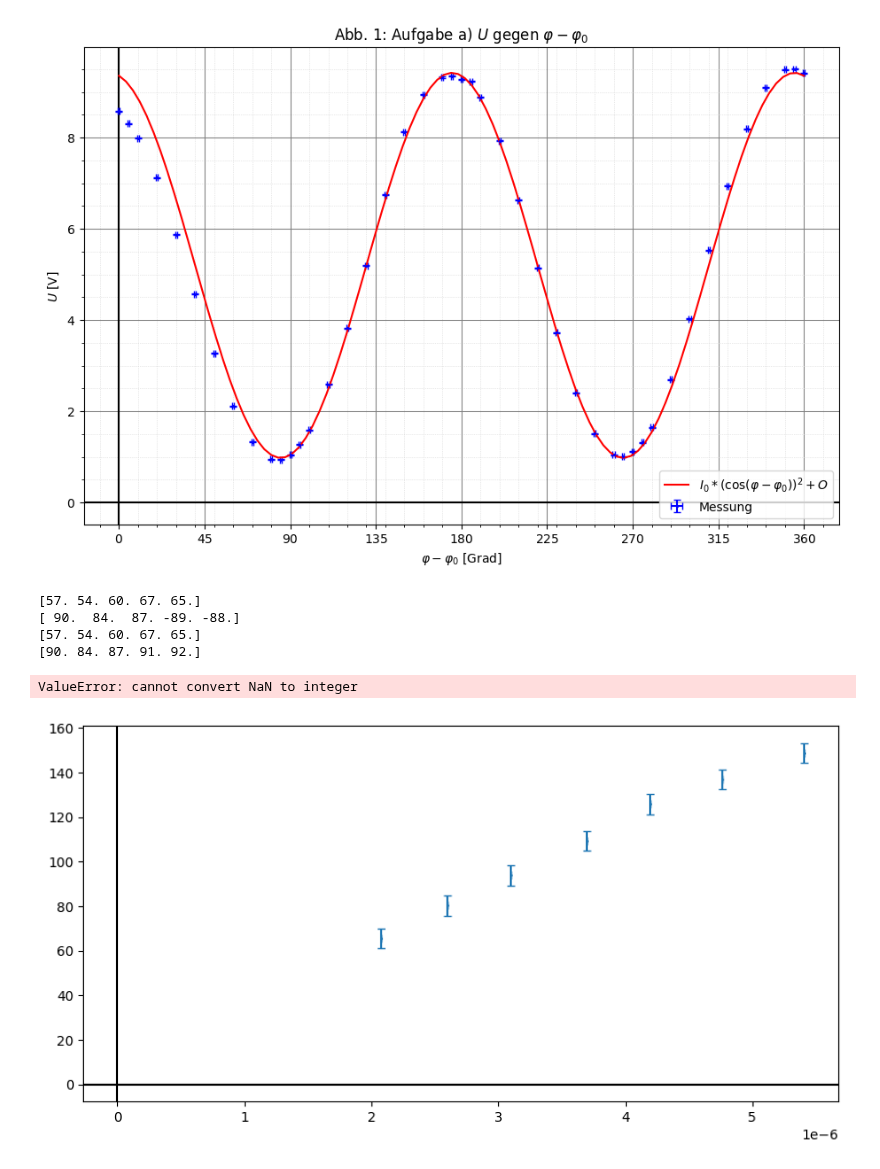
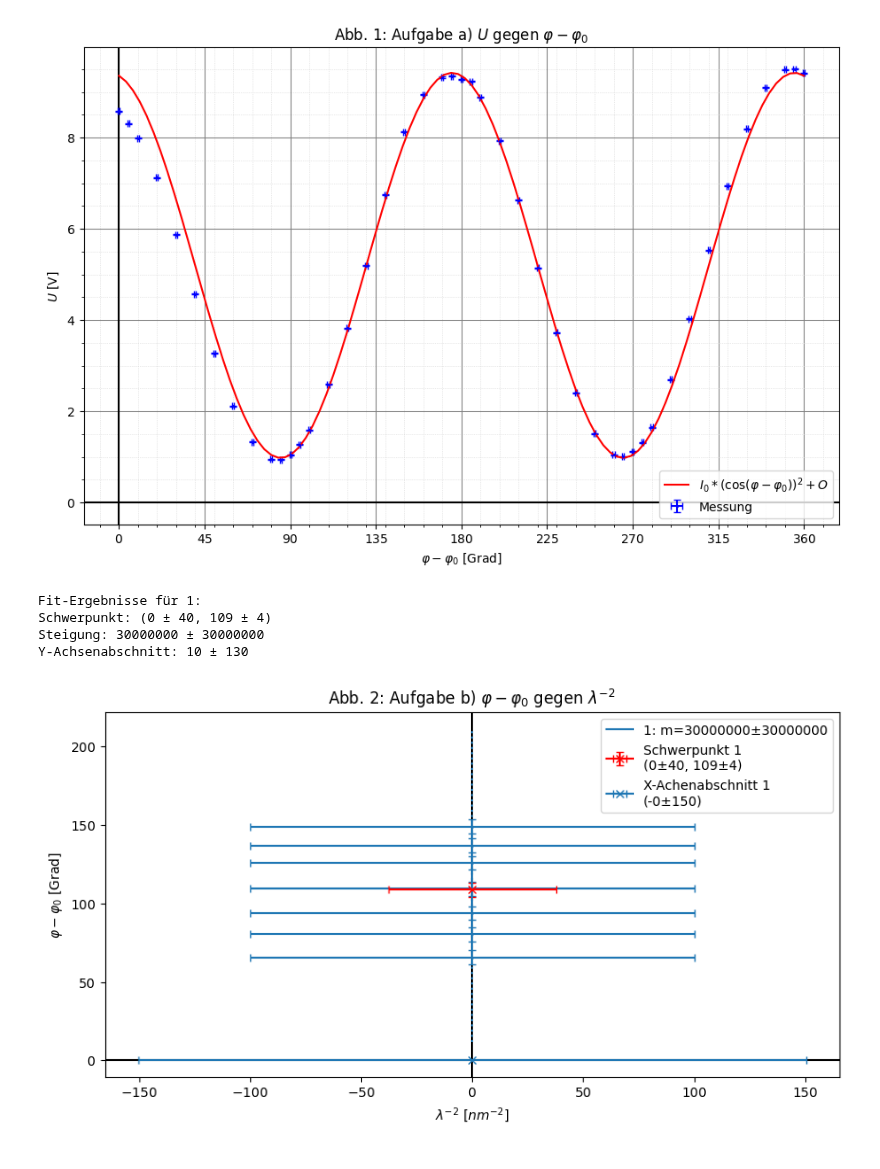
Before and after one commit to Patrixon0/data-analysis-plotting-tool, a Jupyter notebook: P3/Theo_Patrick/370/370_main.ipynb, the cells around one changed output. Drawn from its saved outputs; the diff is of its cells as text; code cells hidden in the pictures.

```diff
--- a/P3/Theo_Patrick/370/370_main.ipynb
+++ b/P3/Theo_Patrick/370/370_main.ipynb
@@ -439,8 +439,7 @@ geraden_fit(
 data = np.loadtxt('b_roh.txt', ndmin=1)
 c0, c1, c2, c3, c4, c5, B = data[:, 0], data[:, 1], data[:, 2], data[:, 3], data[:, 4], data[:, 5], data[:, 6]
 y_data = data[:, 2:]
-print(c0)
-print(c2)
+
 # First we need to set all negative angles a to 90 - a
 c0 = np.where(c0 < 0, 180 + c0, c0)
 c1 = np.where(c1 < 0, 180 + c1, c1)
@@ -451,52 +450,49 @@ c5 = np.where(c5 < 0, 180 + c5, c5)
 B = np.where(B < 0, 180 + B, B)
 #how does np.where work? It takes an array and a condition. If the condition is true, it returns the first value, if it is false, it returns the second value
 
-print(c0)
-print(c2)
 #calculate the mean values
 c0_mean = np.mean(c0)
 c1_mean = np.mean(c1)
 c2_mean = np.mean(c2)
 c3_mean = np.mean(c3)
 c4_mean = np.mean(c4)
 c5_mean = np.mean(c5)
 B_mean = np.mean(B)
 
 #I now need this to be incoorperated into the geraden_fit function. For that, I need to save the mean values in a file with their errors in this format:
 #1/wavelength**2 null mean_value error
 #I will do this now
 #mean_values = np.array([c0_mean, c1_mean, c2_mean, c3_mean, c4_mean, c5_mean, B_mean])
 #errors = np.array([1/(np.sqrt(7))*10, 1/(np.sqrt(7))*10, 1/(np.sqrt(7))*10, 1/(np.sqrt(7))*10, 1/(np.sqrt(7))*10, 1/(np.sqrt(7))*10, 1/(np.sqrt(7))*10])
 #np.savetxt('b_mean.txt', np.column_stack([mean_values, errors]), fmt='%.18e', delimiter=' ', header='mean_values errors')
 
 #You need to do the saving again, because we need the 1/lambda**2 values
 mean_values = np.array([c0_mean, c1_mean, c2_mean, c3_mean, c4_mean, c5_mean, B_mean]) + 5
 errors = np.array([10/np.sqrt(5), 10/np.sqrt(5), 10/np.sqrt(5), 10/np.sqrt(5), 10/np.sqrt(5), 10/np.sqrt(5), 10/np.sqrt(5)])
 inverse_wavelengths_squared = np.array([1/(694**2), 1/(620**2), 1/(568**2), 1/(520**2), 1/(488**2), 1/(458**2), 1/(430**2)])  # * 10**18  # Umrechnung in m
-null = np.zeros(7)
+null = np.zeros(7) + 1
 np.savetxt('b_mean.txt', np.column_stack([inverse_wavelengths_squared, null, mean_values, errors]), fmt='%.18e', delimiter=' ', header='mean_values errors inverse_wavelengths_squared null')
 from geraden_fit import geraden_fit
 geraden_fit(
     exp_nr='b',
     file_n='b_mean.txt',
     title=r'Abb. 2: Aufgabe b) $\varphi - \varphi_0$ gegen $\lambda^{-2}$',
     y_label=r'$\varphi - \varphi_0$ [Grad]',
     x_label=r'$\lambda^{-2}$ [$nm^{-2}$]',
     save=True,
     linear_fit=True,
-    plot_y_inter=True,
-    x_major_ticks=0.0000005,
-    x_minor_ticks=0.0000001,
-    y_major_ticks=50,
-    y_minor_ticks=10
+    #x_major_ticks=0.0000005,
+    #x_minor_ticks=0.0000001,
+    #y_major_ticks=50,
+    #y_minor_ticks=10,
+    plot_x_inter = True
 )
 # %% [output]
-[57. 54. 60. 67. 65.]
-[ 90.  84.  87. -89. -88.]
-[57. 54. 60. 67. 65.]
-[90. 84. 87. 91. 92.]
+Fit-Ergebnisse für 1:
+Schwerpunkt: (0 ± 40, 109 ± 4)
+Steigung: 30000000 ± 30000000
+Y-Achsenabschnitt: 10 ± 130
-ValueError: cannot convert NaN to integer
-[figure, old version]
+[figure, new version]
 # %%
 # Berechnung spezifisches Drehvermögen
 A = 14
```
Also changed, not shown: 3 other files.
